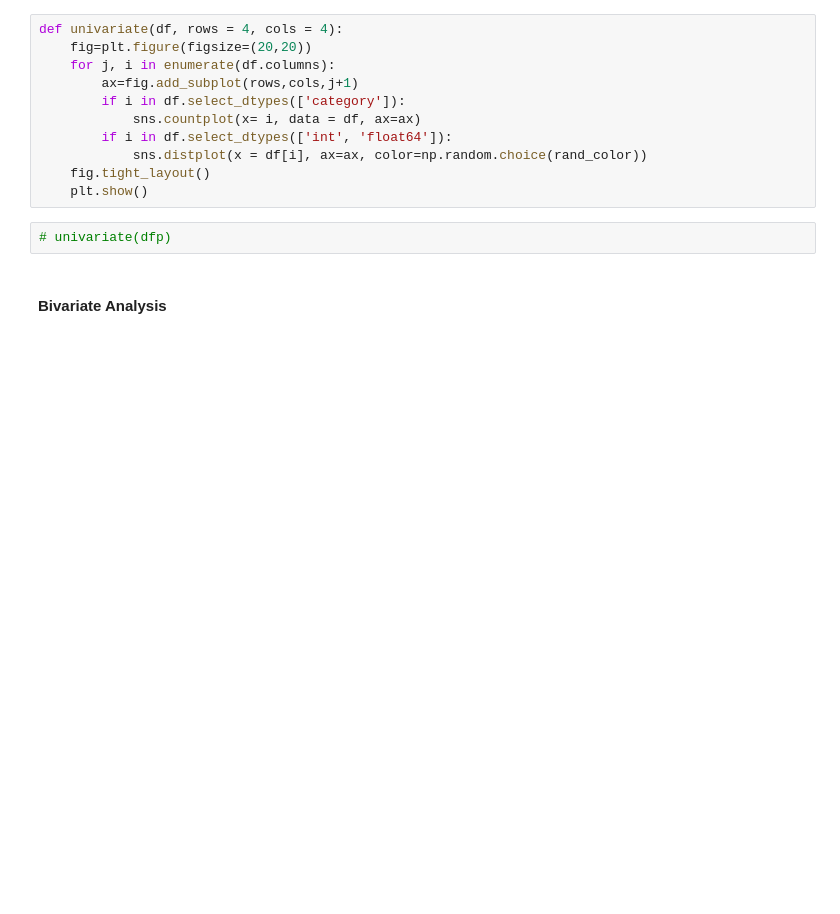
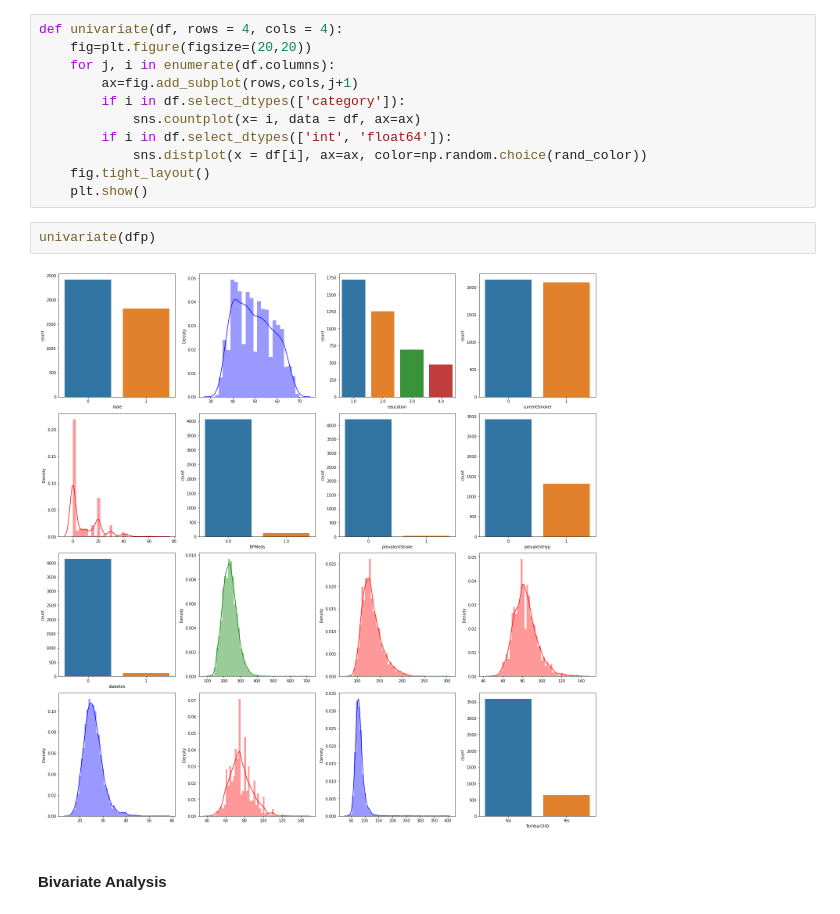
Before and after one commit to Dhruv-Chandra/Heart-Patients, a Jupyter notebook: Heart Patients.ipynb, the cells around one changed output. Drawn from its saved outputs; the diff is of its cells as text; blank space fills up the shorter version.

```diff
--- a/Heart Patients.ipynb
+++ b/Heart Patients.ipynb
@@ -122,8 +141,10 @@ def univariate(df, rows = 4, cols = 4):
             sns.distplot(x = df[i], ax=ax, color=np.random.choice(rand_color))
     fig.tight_layout()
     plt.show()
-# %%
-# univariate(dfp)
+# %%
+univariate(dfp)
+# %% [output]
+[figure, added]
 # %% [markdown]
 #### Bivariate Analysis
 # %%
```
Also changed, not shown: parts of 30 cells of this notebook.
